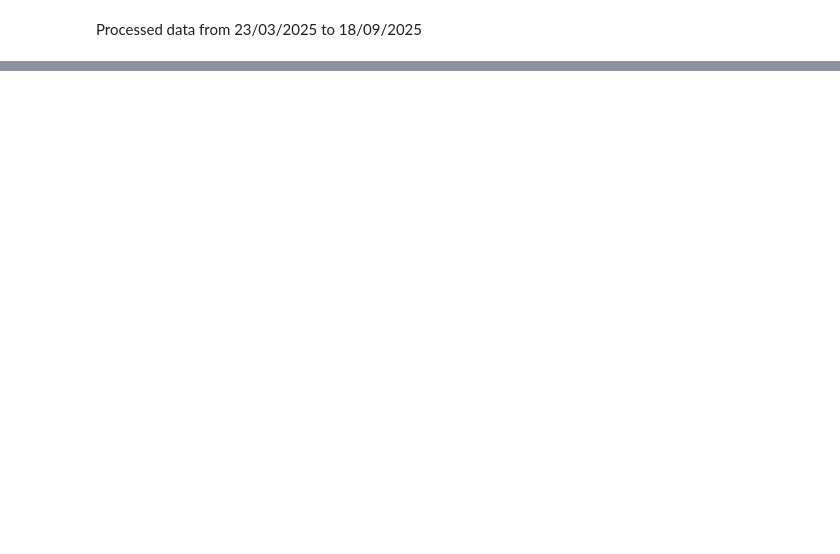
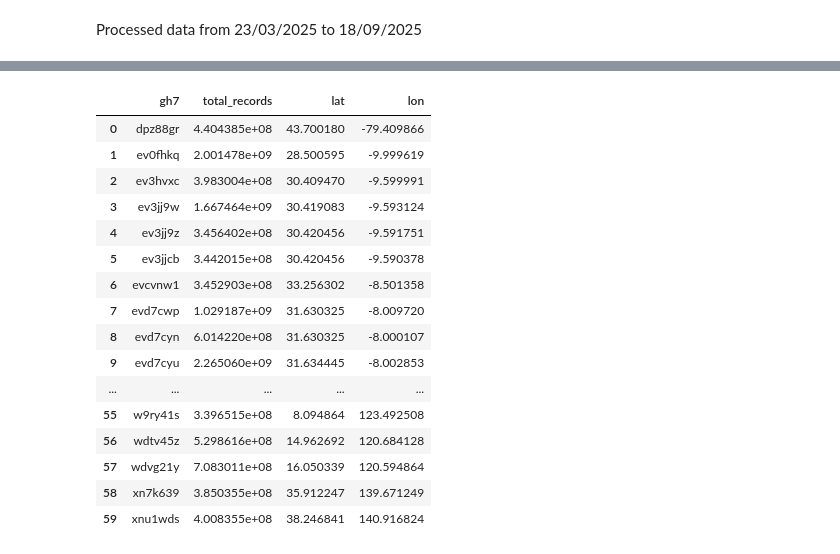
Before and after one commit to LeoNguyen868/new_casacom, a Jupyter notebook: stats.ipynb, the cells around one changed output, grey strips where cells are left out. Saved outputs shown, nothing was run; the diff lists cells and outputs as text; code cells hidden in the pictures; blank space fills up the shorter version.

```diff
--- a/stats.ipynb
+++ b/stats.ipynb
@@ -234,0 +310,20 @@ fig.show()
+# %%
+pd.read_parquet('/home/hieu/Work/new_casacom/blacklist_geohash.parquet').sort_values('gh7')
+# %% [output]
+|  | gh7 | total_records | lat | lon |
+| 0 | dpz88gr | 4.404385e+08 | 43.700180 | -79.409866 |
+| 1 | ev0fhkq | 2.001478e+09 | 28.500595 | -9.999619 |
+| 2 | ev3hvxc | 3.983004e+08 | 30.409470 | -9.599991 |
+| 3 | ev3jj9w | 1.667464e+09 | 30.419083 | -9.593124 |
+| 4 | ev3jj9z | 3.456402e+08 | 30.420456 | -9.591751 |
+| 5 | ev3jjcb | 3.442015e+08 | 30.420456 | -9.590378 |
+| 6 | evcvnw1 | 3.452903e+08 | 33.256302 | -8.501358 |
+| 7 | evd7cwp | 1.029187e+09 | 31.630325 | -8.009720 |
+| 8 | evd7cyn | 6.014220e+08 | 31.630325 | -8.000107 |
+| 9 | evd7cyu | 2.265060e+09 | 31.634445 | -8.002853 |
+| ... | ... | ... | ... | ... |
+| 55 | w9ry41s | 3.396515e+08 | 8.094864 | 123.492508 |
+| 56 | wdtv45z | 5.298616e+08 | 14.962692 | 120.684128 |
+| 57 | wdvg21y | 7.083011e+08 | 16.050339 | 120.594864 |
+| 58 | xn7k639 | 3.850355e+08 | 35.912247 | 139.671249 |
+| 59 | xnu1wds | 4.008355e+08 | 38.246841 | 140.916824 |
```
Also changed, not shown: parts of 80 cells of this notebook, 19 other files.
